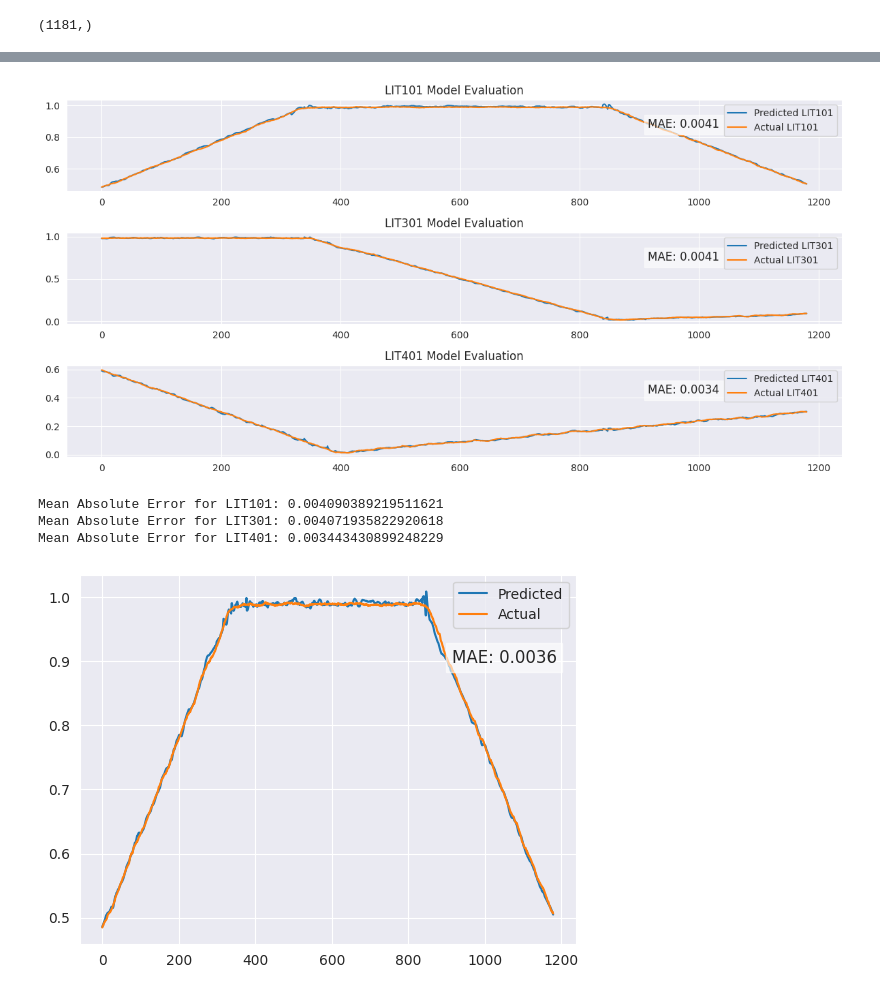
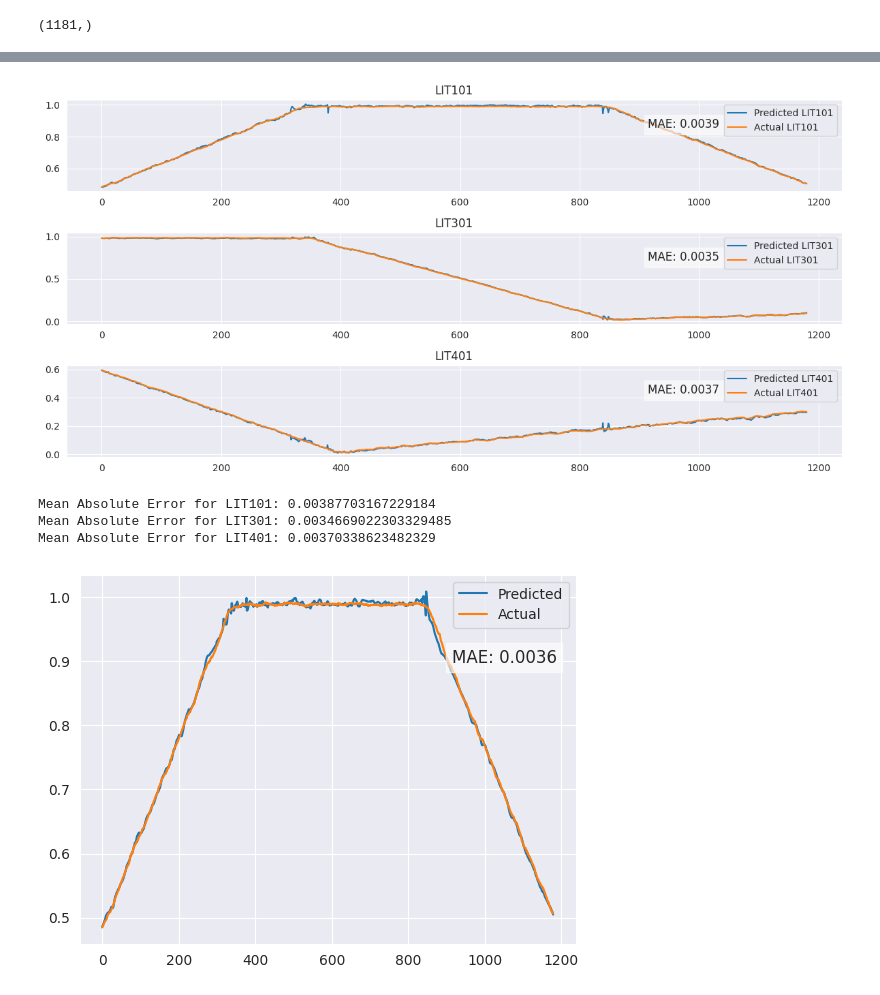
Before and after one commit to lozferatu/MSc-Project, a Jupyter notebook: final_code/optimum_22_output.ipynb, the cells around one changed output, grey strips where cells are left out. Drawn from its saved outputs; the diff is of its cells as text; code cells hidden in the pictures.

```diff
--- a/final_code/optimum_22_output.ipynb
+++ b/final_code/optimum_22_output.ipynb
@@ -478,7 +472,7 @@ swat_lstm_lit
 #swat_lstm = tf.keras.models.load_model('best_model.keras')
 #model_window = 20
 # only for predict so no optimiser so compile  = false
-swat_lstm_lit = tf.keras.models.load_model('swat_lstm_lit.keras', compile=False)
+swat_lstm_lit = tf.keras.models.load_model('swat_lstm_22_full_output.keras', compile=False)
 #model_window = 20
 # %%
 # Reshape the input from data_array to add the batch dimension
@@ -520,0 +520,3 @@ print(predictions)
+# %%
+predictions_lit = predictions[0, -3:].reshape(1,3)
+predictions_lit.shape
@@ -520,0 +525,2 @@ print(predictions)
+# %%
+lit101, lit301, lit401 = predictions_lit[0]
@@ -577,6 +587,8 @@ for i in range(len(predict_dataset) - model_window + 1):
 
     # Predict the next timestep
     predictions = swat_lstm_lit.predict(input_window)
+    # reshape
+    predictions = predictions[0, -3:].reshape(1,3)
     lit101, lit301, lit401 = predictions[0]
 
     # Save prediction
@@ -749,12 +731,6 @@ len(actual_trim)
 predictions_trim = predictions[1:]
 actual_trim = actual[:-3]
 # %%
-
-# Assuming predictions_trim and actual_trim are lists or arrays of trimmed predictions and actual values
-# for LIT101, LIT301, and LIT401, respectively.
-# Example structure for predictions_trim and actual_trim:
-# predictions_trim = [all_predictions_lit101, all_predictions_lit301, all_predictions_lit401]
-# actual_trim = [actual_data_lit101, actual_data_lit301, actual_data_lit401]
 
 # Plot predictions vs. actual for each variable on the same plot
 plt.figure(figsize=(12, 6))
@@ -763,43 +739,43 @@ plt.figure(figsize=(12, 6))
 plt.subplot(3, 1, 1)  # Create a 3x1 grid of plots, this is the first plot
 plt.plot(all_predictions_lit101, label='Predicted LIT101')
 plt.plot(actual_data_lit101, label='Actual LIT101')
-plt.title('LIT101 Model Evaluation')
+plt.title('LIT101')
 plt.legend()
 plt.text(0.75, 0.8, f'MAE: {mae_lit101:.4f}', transform=plt.gca().transAxes, fontsize=12,
          verticalalignment='top', bbox=dict(facecolor='white', alpha=0.6))
 
 # LIT301
 plt.subplot(3, 1, 2)  # This is the second plot in the 3x1 grid
 plt.plot(all_predictions_lit301, label='Predicted LIT301')
 plt.plot(actual_data_lit301, label='Actual LIT301')
-plt.title('LIT301 Model Evaluation')
+plt.title('LIT301')
 plt.legend()
 plt.text(0.75, 0.8, f'MAE: {mae_lit301:.4f}', transform=plt.gca().transAxes, fontsize=12,
          verticalalignment='top', bbox=dict(facecolor='white', alpha=0.6))
 
 # LIT401
 plt.subplot(3, 1, 3)  # This is the third plot in the 3x1 grid
 plt.plot(all_predictions_lit401,  label='Predicted LIT401')
 plt.plot(actual_data_lit401, label='Actual LIT401')
-plt.title('LIT401 Model Evaluation')
+plt.title('LIT401')
 plt.legend()
 plt.text(0.75, 0.8, f'MAE: {mae_lit401:.4f}', transform=plt.gca().transAxes, fontsize=12,
          verticalalignment='top', bbox=dict(facecolor='white', alpha=0.6))
 
 # Adjust layout and show the plot
 plt.tight_layout()
 plt.savefig('/home/loz/MSc/MSc_Project/Write_Up/Charts/lit101_301_401_dnn.jpeg')
 plt.show()
 
 # Print MAE for each variable
 print(f"Mean Absolute Error for LIT101: {mae_lit101}")
 print(f"Mean Absolute Error for LIT301: {mae_lit301}")
 print(f"Mean Absolute Error for LIT401: {mae_lit401}")
 # %% [output]
-[figure, old version]
+[figure, new version]
-Mean Absolute Error for LIT101: 0.004090389219511621
-Mean Absolute Error for LIT301: 0.004071935822920618
-Mean Absolute Error for LIT401: 0.003443430899248229
+Mean Absolute Error for LIT101: 0.00387703167229184
+Mean Absolute Error for LIT301: 0.0034669022303329485
+Mean Absolute Error for LIT401: 0.00370338623482329
 # %%
 #plt.plot(df_actual['LIT101'], label='Actual')
 #plt.plot(df_predictions['LIT101'], label='Predicted')
```
Also changed, not shown: parts of 31 cells of this notebook, 46 other files.
